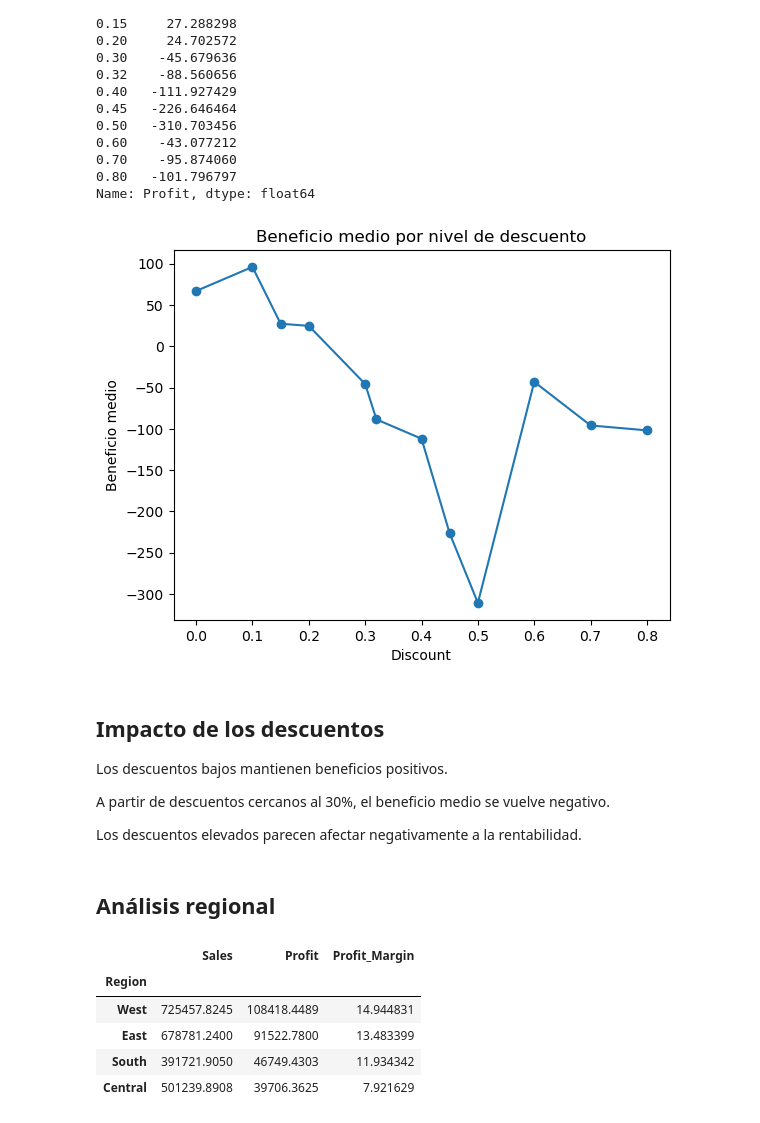
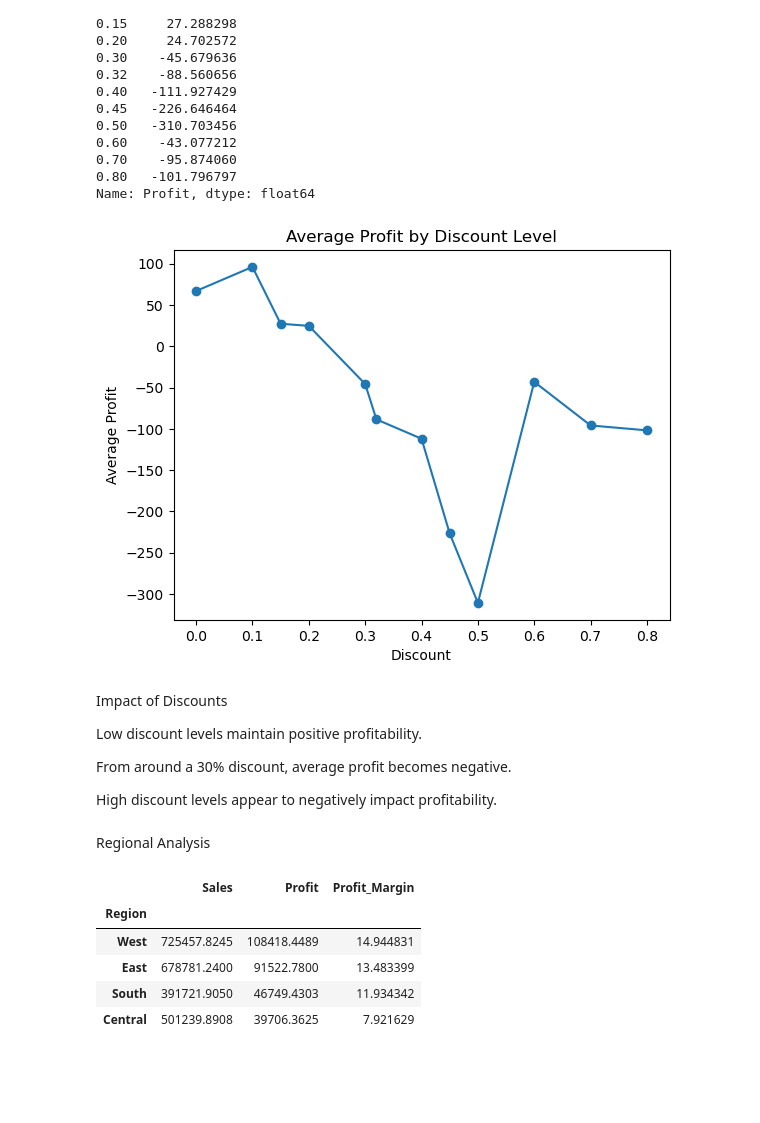
Before and after one commit to kevinjgonzalezp-ui/ecommerce-sales-customer-analytics, a Jupyter notebook: notebooks/03_business_analysis.ipynb, the cells around one changed output. Cells and saved outputs as stored; diff of their text form; code cells hidden in the pictures; blank space fills up the shorter version.

```diff
--- a/notebooks/03_business_analysis.ipynb
+++ b/notebooks/03_business_analysis.ipynb
@@ -171,24 +170,24 @@ Name: Profit, dtype: float64
 # %%
 discount_profit.plot(
     kind="line",
     marker="o"
 )
 
-plt.title("Beneficio medio por nivel de descuento")
-plt.ylabel("Beneficio medio")
+plt.title("Average Profit by Discount Level")
+plt.ylabel("Average Profit")
 plt.show()
 # %% [output]
-[figure, old version]
+[figure, new version]
 # %% [markdown]
-## Impacto de los descuentos
+Impact of Discounts
 
-Los descuentos bajos mantienen beneficios positivos.
+Low discount levels maintain positive profitability.
 
-A partir de descuentos cercanos al 30%, el beneficio medio se vuelve negativo.
+From around a 30% discount, average profit becomes negative.
 
-Los descuentos elevados parecen afectar negativamente a la rentabilidad.
+High discount levels appear to negatively impact profitability.
 # %% [markdown]
-## Análisis regional
+Regional Analysis
 # %%
 region_analysis = df.groupby("Region")[["Sales","Profit"]].sum()
 
```
Also changed, not shown: parts of 18 cells of this notebook, 2 other files.
